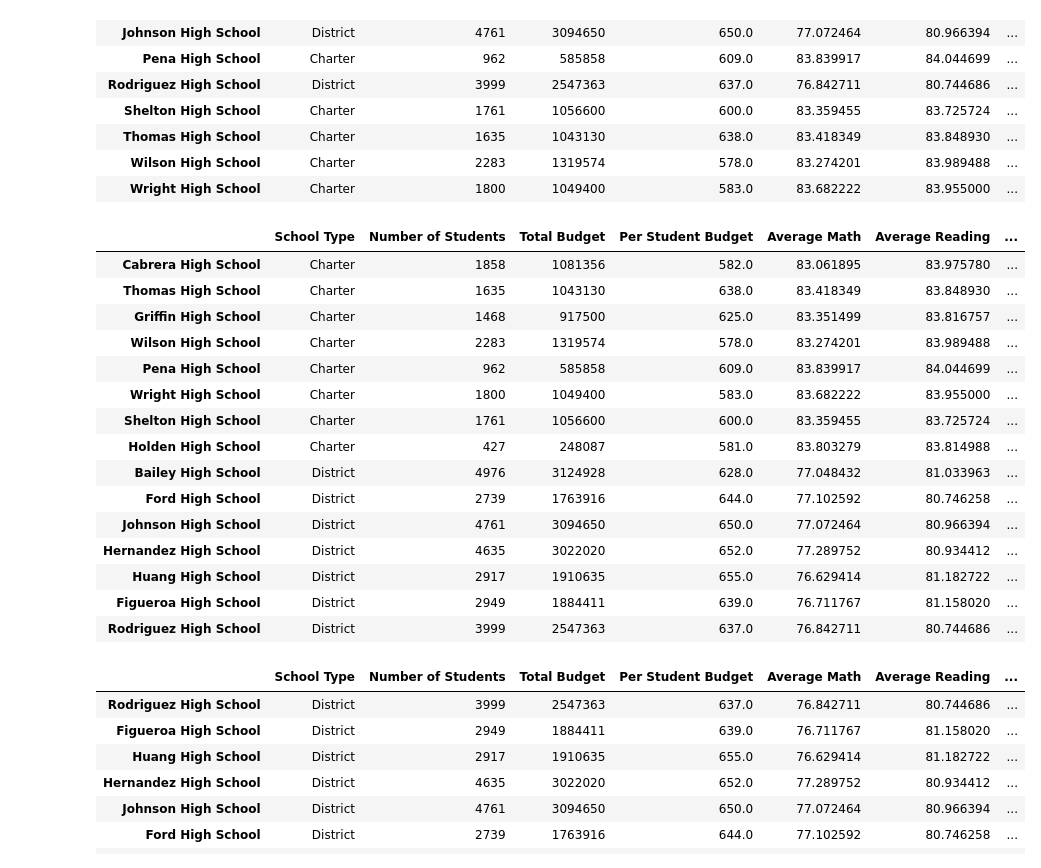
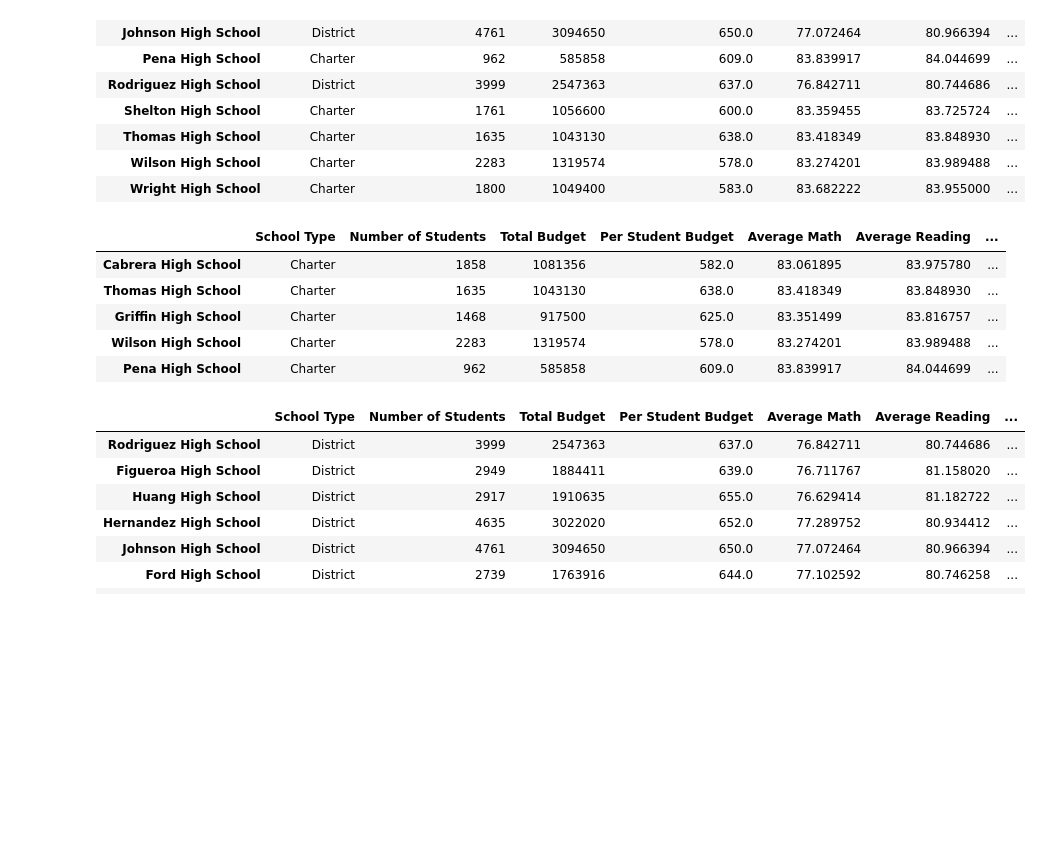
Before and after one commit to shahkibria/School-Data-Analysis-with-Anaconda, a Jupyter notebook: PyCitySchool(Clean).ipynb, the cells around one changed output. Drawn from its saved outputs; the diff is of its cells as text; code cells hidden in the pictures; blank space fills up the shorter version.

```diff
--- a/PyCitySchool(Clean).ipynb
+++ b/PyCitySchool(Clean).ipynb
@@ -527,24 +527,14 @@ per_school_summary_df
 | Wright High School | Charter | 1800 | 1049400 | 583.0 | 83.682222 | 83.955000 | ... |
 # %%
 top_five_schools = per_school_summary_df.sort_values(["% Overall Passing"], ascending = False)
-top_five_schools
+top_five_schools.head()
 # %% [output]
 |  | School Type | Number of Students | Total Budget | Per Student Budget | Average Math | Average Reading | ... |
 | Cabrera High School | Charter | 1858 | 1081356 | 582.0 | 83.061895 | 83.975780 | ... |
 | Thomas High School | Charter | 1635 | 1043130 | 638.0 | 83.418349 | 83.848930 | ... |
 | Griffin High School | Charter | 1468 | 917500 | 625.0 | 83.351499 | 83.816757 | ... |
 | Wilson High School | Charter | 2283 | 1319574 | 578.0 | 83.274201 | 83.989488 | ... |
 | Pena High School | Charter | 962 | 585858 | 609.0 | 83.839917 | 84.044699 | ... |
-| Wright High School | Charter | 1800 | 1049400 | 583.0 | 83.682222 | 83.955000 | ... |
-| Shelton High School | Charter | 1761 | 1056600 | 600.0 | 83.359455 | 83.725724 | ... |
-| Holden High School | Charter | 427 | 248087 | 581.0 | 83.803279 | 83.814988 | ... |
-| Bailey High School | District | 4976 | 3124928 | 628.0 | 77.048432 | 81.033963 | ... |
-| Ford High School | District | 2739 | 1763916 | 644.0 | 77.102592 | 80.746258 | ... |
-| Johnson High School | District | 4761 | 3094650 | 650.0 | 77.072464 | 80.966394 | ... |
-| Hernandez High School | District | 4635 | 3022020 | 652.0 | 77.289752 | 80.934412 | ... |
-| Huang High School | District | 2917 | 1910635 | 655.0 | 76.629414 | 81.182722 | ... |
-| Figueroa High School | District | 2949 | 1884411 | 639.0 | 76.711767 | 81.158020 | ... |
-| Rodriguez High School | District | 3999 | 2547363 | 637.0 | 76.842711 | 80.744686 | ... |
 # %%
 bottom_five_schools = per_school_summary_df.sort_values(["% Overall Passing"])
 bottom_five_schools
```
Also changed, not shown: parts of 2 cells of this notebook, 1 other file.
